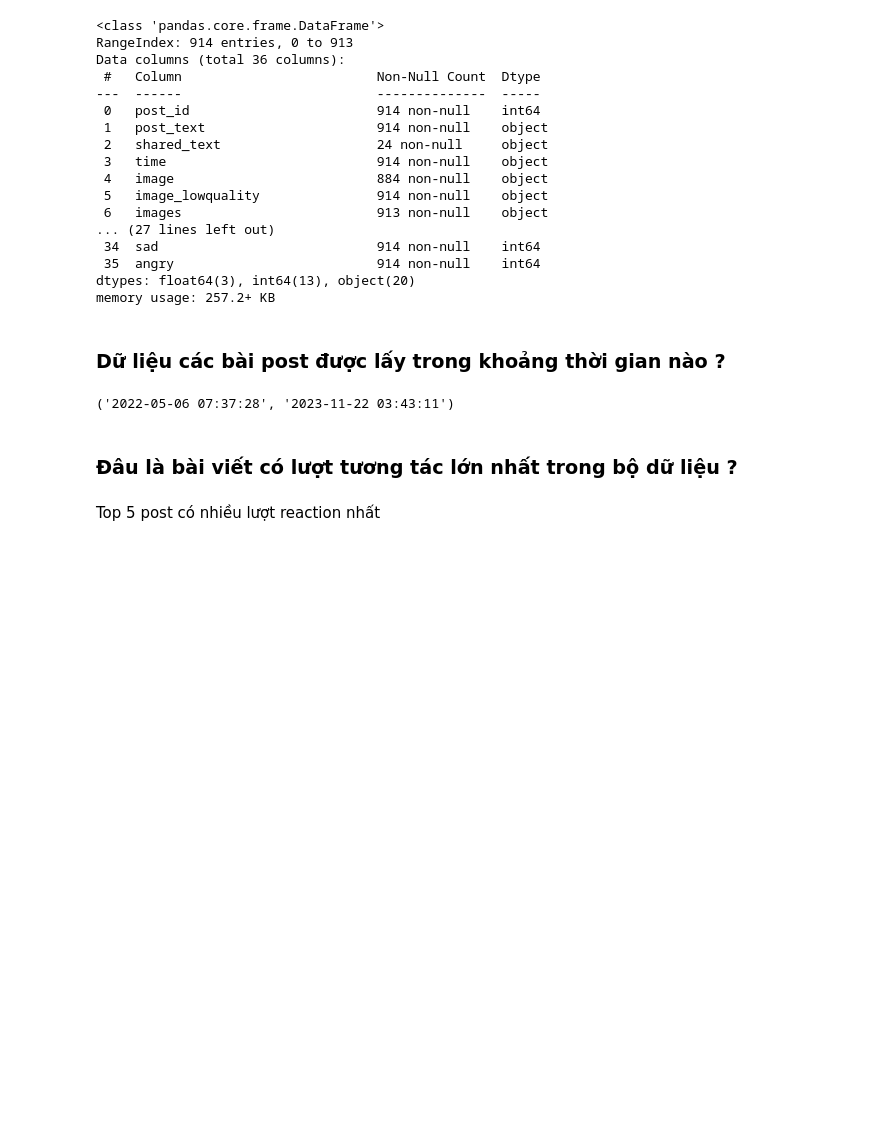
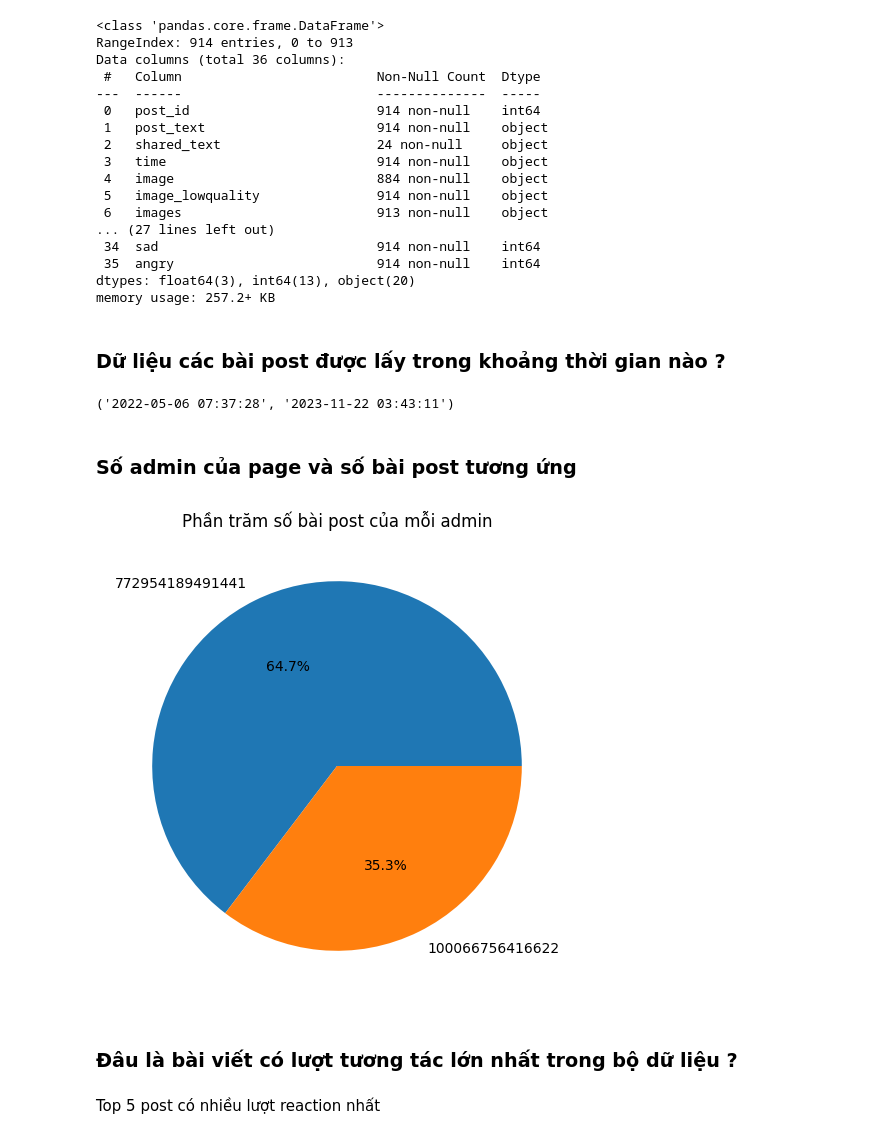
Before and after one commit to quangster/analyze-facebook-page, a Jupyter notebook: analyze_data.ipynb, the cells around one changed output. Saved outputs shown, nothing was run; the diff lists cells and outputs as text; code cells hidden in the pictures; blank space fills up the shorter version.

```diff
--- a/analyze_data.ipynb
+++ b/analyze_data.ipynb
@@ -55,5 +56,12 @@ df['time'].min(), df['time'].max()
 # %% [output]
 ('2022-05-06 07:37:28', '2023-11-22 03:43:11')
+# %% [markdown]
+### Số admin của page và số bài post tương ứng
+# %%
+post_df['user_id'].value_counts().plot(kind='pie', figsize=(6, 6), title='Phần trăm số bài post của mỗi admin', autopct='%1.1f%%');
+plt.ylabel('');
+# %% [output]
+[figure, added]
 # %% [markdown]
 ### Đâu là bài viết có lượt tương tác lớn nhất trong bộ dữ liệu ?
 # %% [markdown]
```
Also changed, not shown: parts of 80 cells of this notebook, 3 other files.
